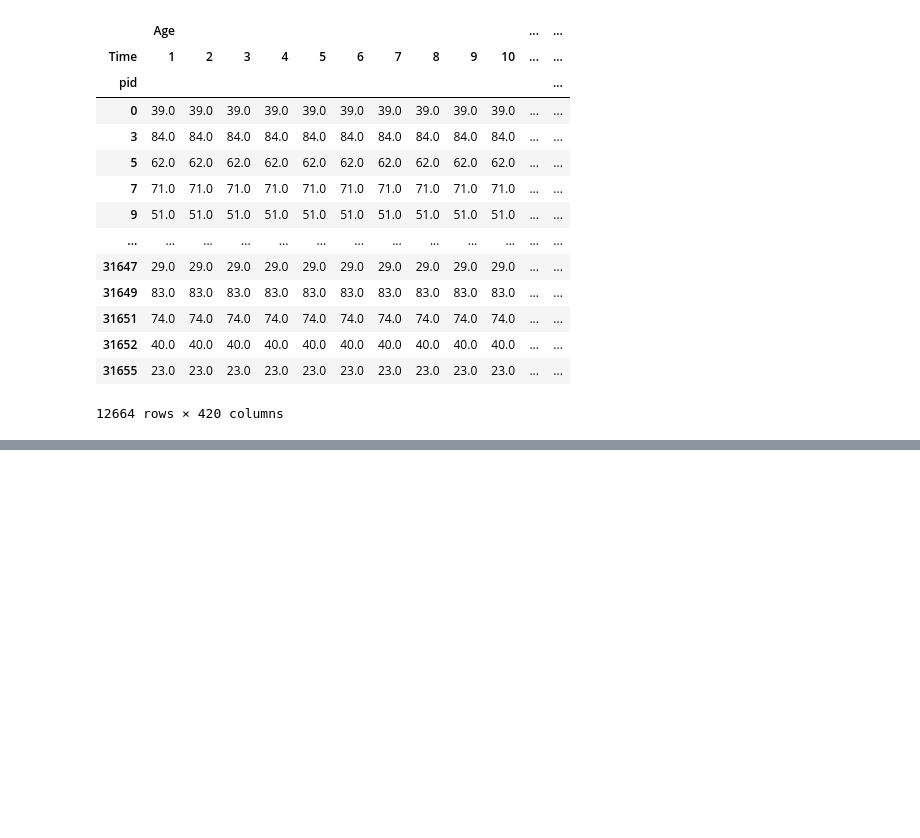
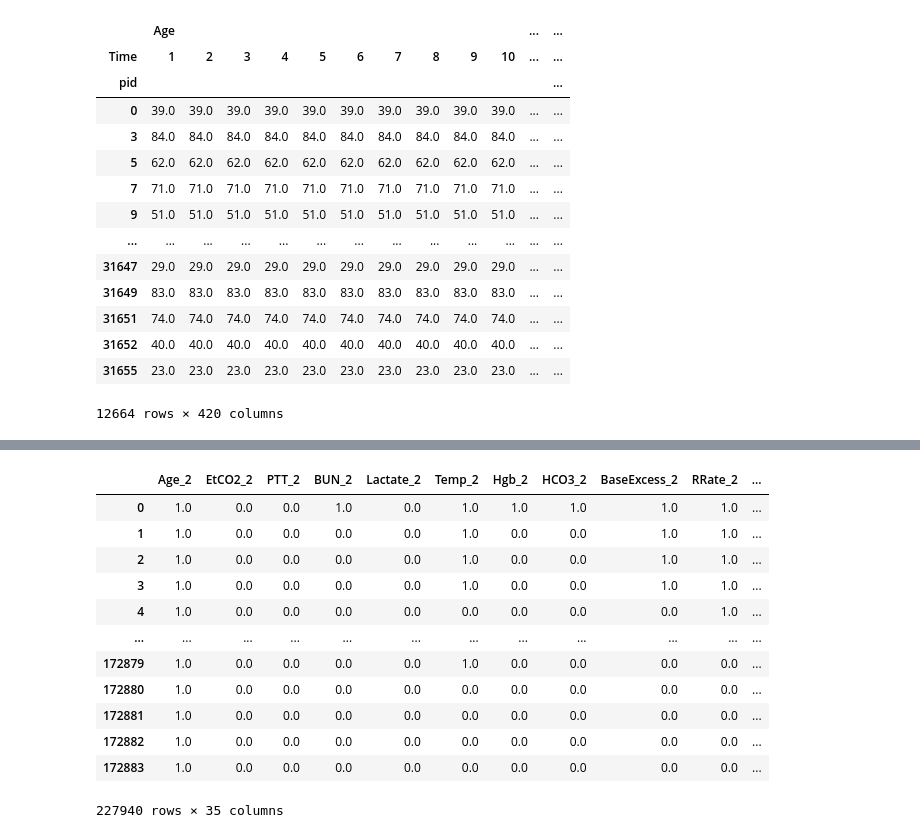
Before and after one commit to friti/ML-Intro-course, a Jupyter notebook: task2/task2_fe.ipynb, the cells around one changed output, grey strips where cells are left out. Cells and saved outputs as stored; diff of their text form; code cells hidden in the pictures; blank space fills up the shorter version.

```diff
--- a/task2/task2_fe.ipynb
+++ b/task2/task2_fe.ipynb
@@ -10,4 +28,6 @@ train_data = pd.read_csv('dataset/train_features.csv', delimiter=',')
 train_labels = pd.read_csv('dataset/train_labels.csv', delimiter=',')
 test_data = pd.read_csv('dataset/test_features.csv', delimiter=',')
 # %%
-train_data
+# sort train data and labels values by pid, so they are the same (because after with the manipulation of data things get nasty)
+train_data =train_data.sort_values(['pid','Time'])
+train_labels = train_labels.sort_values(['pid'])
@@ -137,0 +142,16 @@ test_data_1
+# %%
+train_data_2_tmp2
+# %% [output]
+|  | Age_2 | EtCO2_2 | PTT_2 | BUN_2 | Lactate_2 | Temp_2 | Hgb_2 | HCO3_2 | BaseExcess_2 | RRate_2 | ... |
+| 0 | 1.0 | 0.0 | 0.0 | 1.0 | 0.0 | 1.0 | 1.0 | 1.0 | 1.0 | 1.0 | ... |
+| 1 | 1.0 | 0.0 | 0.0 | 0.0 | 0.0 | 1.0 | 0.0 | 0.0 | 1.0 | 1.0 | ... |
+| 2 | 1.0 | 0.0 | 0.0 | 0.0 | 0.0 | 1.0 | 0.0 | 0.0 | 1.0 | 1.0 | ... |
+| 3 | 1.0 | 0.0 | 0.0 | 0.0 | 0.0 | 1.0 | 0.0 | 0.0 | 1.0 | 1.0 | ... |
+| 4 | 1.0 | 0.0 | 0.0 | 0.0 | 0.0 | 0.0 | 0.0 | 0.0 | 0.0 | 1.0 | ... |
+| ... | ... | ... | ... | ... | ... | ... | ... | ... | ... | ... | ... |
+| 172879 | 1.0 | 0.0 | 0.0 | 0.0 | 0.0 | 1.0 | 0.0 | 0.0 | 0.0 | 0.0 | ... |
+| 172880 | 1.0 | 0.0 | 0.0 | 0.0 | 0.0 | 0.0 | 0.0 | 0.0 | 0.0 | 0.0 | ... |
+| 172881 | 1.0 | 0.0 | 0.0 | 0.0 | 0.0 | 0.0 | 0.0 | 0.0 | 0.0 | 0.0 | ... |
+| 172882 | 1.0 | 0.0 | 0.0 | 0.0 | 0.0 | 0.0 | 0.0 | 0.0 | 0.0 | 0.0 | ... |
+| 172883 | 1.0 | 0.0 | 0.0 | 0.0 | 0.0 | 0.0 | 0.0 | 0.0 | 0.0 | 0.0 | ... |
+227940 rows × 35 columns
```
Also changed, not shown: parts of 31 cells of this notebook.
